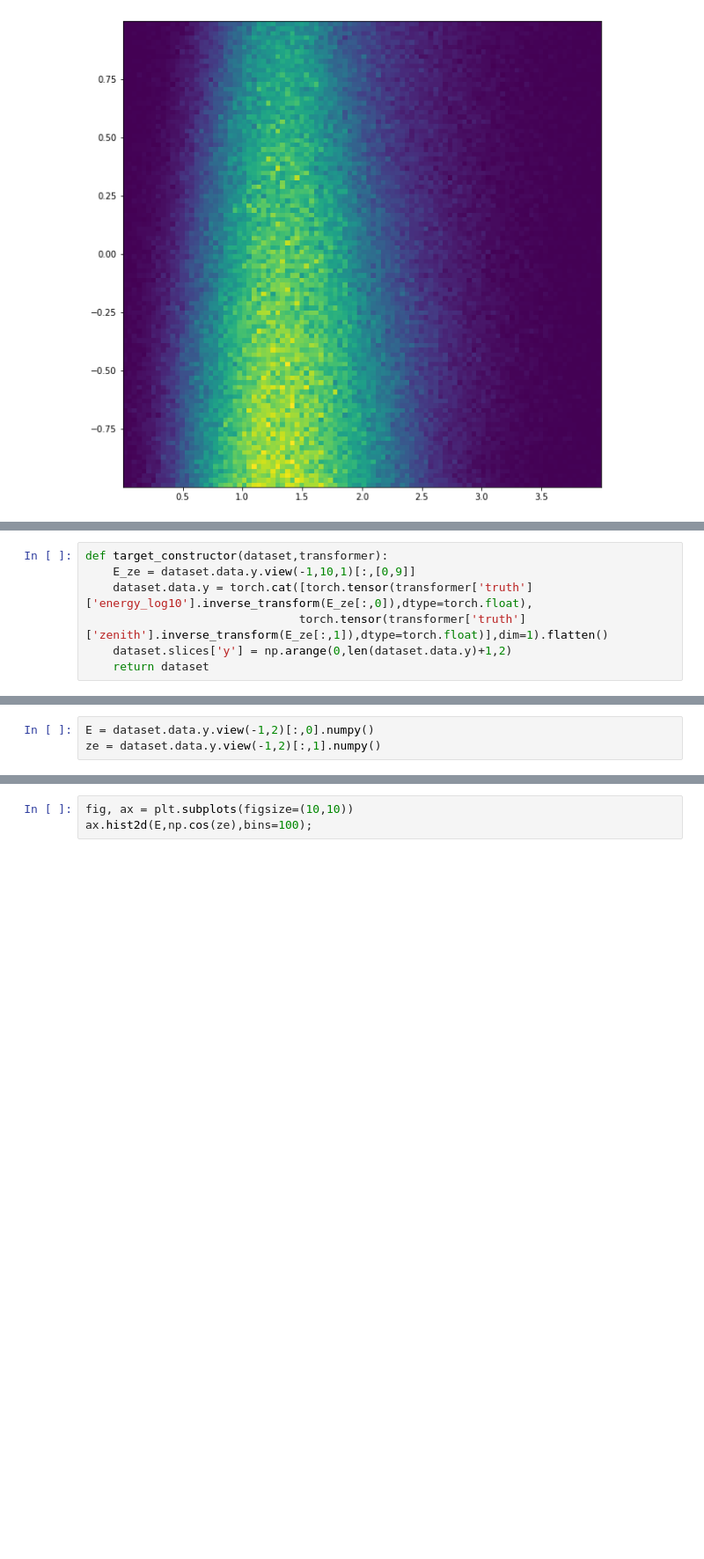
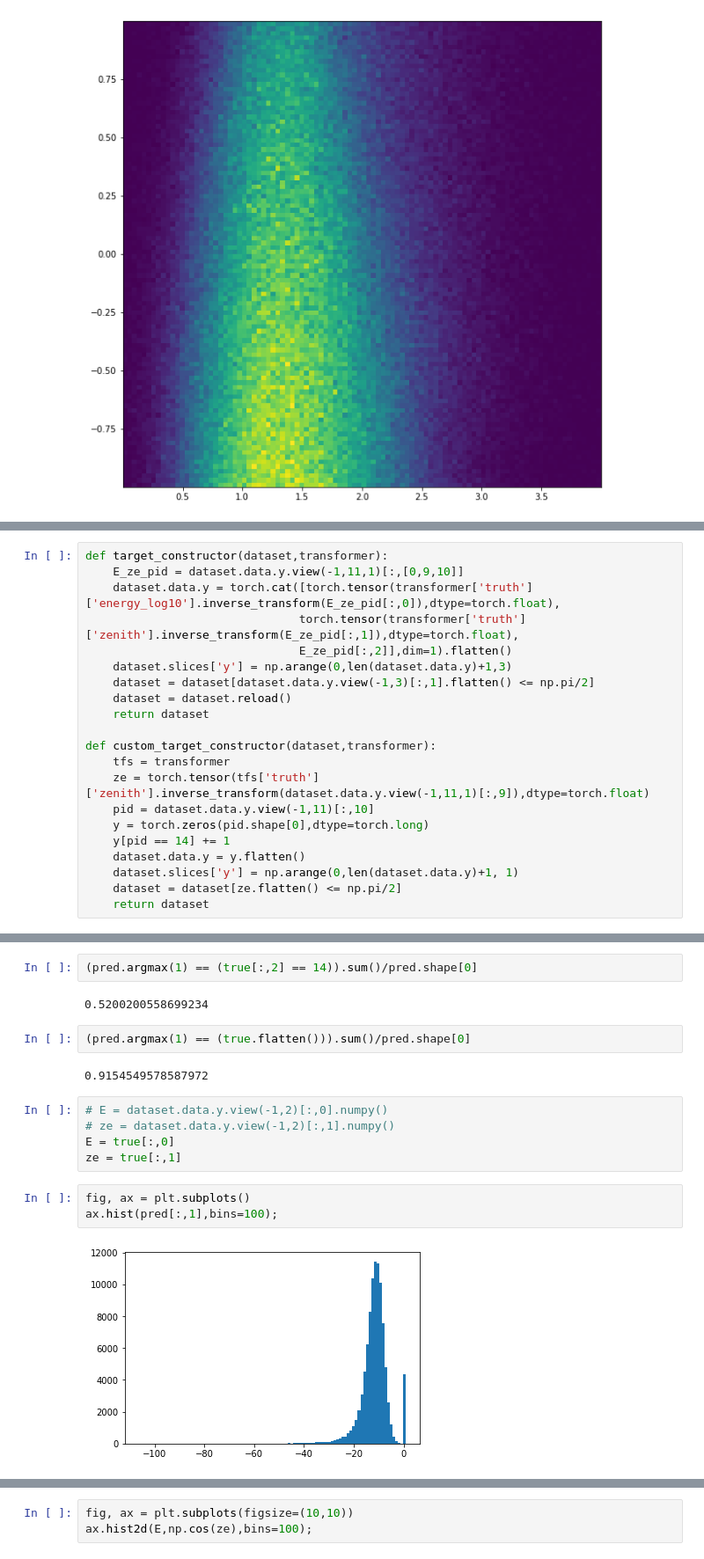
Before and after one commit to Vinther901/Neutrino-Machine-Learning, a Jupyter notebook: Test_muonNeutrinos.ipynb, the cells around one changed output, grey strips where cells are left out. Shown: that part at 88% size. Drawn from its saved outputs; the diff is of its cells as text; blank space fills up the shorter version.

```diff
--- a/Test_muonNeutrinos.ipynb
+++ b/Test_muonNeutrinos.ipynb
@@ -29,10 +29,24 @@ ax.hist2d(E,np.cos(ze),bins=100);
 # %%
 def target_constructor(dataset,transformer):
-    E_ze = dataset.data.y.view(-1,10,1)[:,[0,9]]
-    dataset.data.y = torch.cat([torch.tensor(transformer['truth']['energy_log10'].inverse_transform(E_ze[:,0]),dtype=torch.float),
-                               torch.tensor(transformer['truth']['zenith'].inverse_transform(E_ze[:,1]),dtype=torch.float)],dim=1).flatten()
-    dataset.slices['y'] = np.arange(0,len(dataset.data.y)+1,2)
+    E_ze_pid = dataset.data.y.view(-1,11,1)[:,[0,9,10]]
+    dataset.data.y = torch.cat([torch.tensor(transformer['truth']['energy_log10'].inverse_transform(E_ze_pid[:,0]),dtype=torch.float),
+                               torch.tensor(transformer['truth']['zenith'].inverse_transform(E_ze_pid[:,1]),dtype=torch.float),
+                               E_ze_pid[:,2]],dim=1).flatten()
+    dataset.slices['y'] = np.arange(0,len(dataset.data.y)+1,3)
+    dataset = dataset[dataset.data.y.view(-1,3)[:,1].flatten() <= np.pi/2]
+    dataset = dataset.reload()
     return dataset
+
+def custom_target_constructor(dataset,transformer):
+    tfs = transformer
+    ze = torch.tensor(tfs['truth']['zenith'].inverse_transform(dataset.data.y.view(-1,11,1)[:,9]),dtype=torch.float)
+    pid = dataset.data.y.view(-1,11)[:,10]
+    y = torch.zeros(pid.shape[0],dtype=torch.long)
+    y[pid == 14] += 1
+    dataset.data.y = y.flatten()
+    dataset.slices['y'] = np.arange(0,len(dataset.data.y)+1, 1)
+    dataset = dataset[ze.flatten() <= np.pi/2]
+    return dataset
 # %%
 fc = importlib.reload(fc)
 
@@ -56,3 +123,18 @@ dataset, train_loader, test_loader, val_loader = fc.dataset_preparator(name,
+# %%
+(pred.argmax(1) == (true[:,2] == 14)).sum()/pred.shape[0]
+# %% [output]
+0.5200200558699234
+# %%
+(pred.argmax(1) == (true.flatten())).sum()/pred.shape[0]
+# %% [output]
+0.9154549578587972
 # %%
-E = dataset.data.y.view(-1,2)[:,0].numpy()
-ze = dataset.data.y.view(-1,2)[:,1].numpy()
+# E = dataset.data.y.view(-1,2)[:,0].numpy()
+# ze = dataset.data.y.view(-1,2)[:,1].numpy()
+E = true[:,0]
+ze = true[:,1]
+# %%
+fig, ax = plt.subplots()
+ax.hist(pred[:,1],bins=100);
+# %% [output]
+[figure, added]
```
Also changed, not shown: parts of 15 cells of this notebook, 4 other files.
